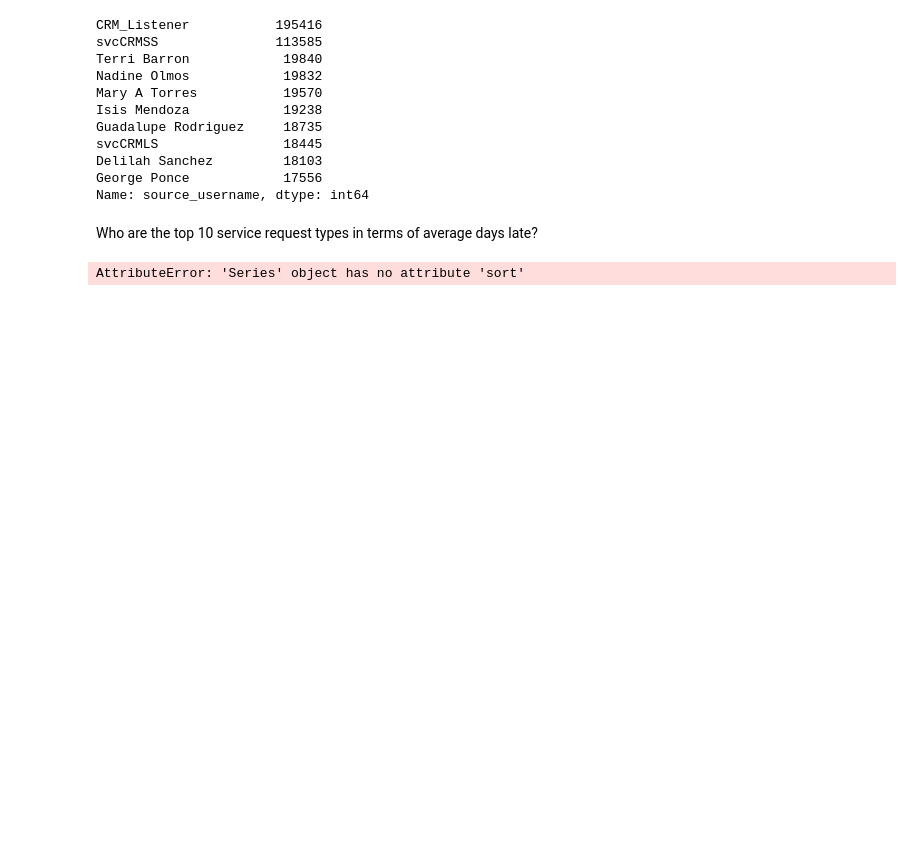
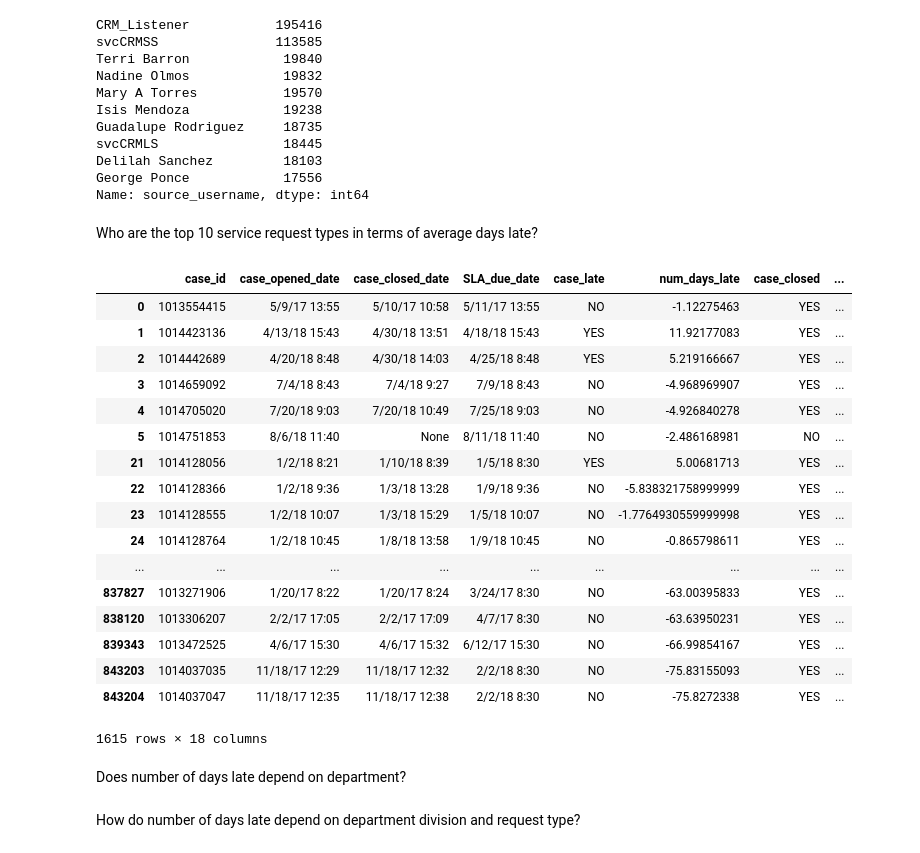
Before and after one commit to ksanmiguel10/ds-methodologies-exercises, a Jupyter notebook: big_data/prepare.ipynb, the cells around one changed output. Cells and saved outputs as stored; diff of their text form; code cells hidden in the pictures; blank space fills up the shorter version.

```diff
--- a/big_data/prepare.ipynb
+++ b/big_data/prepare.ipynb
@@ -452,6 +452,25 @@ Name: source_username, dtype: int64
 # %% [markdown]
 Who are the top 10 service request types in terms of average days late?
 # %%
-joined.service_request_type.sort('num_days_late')
+joined.groupby('service_request_type').head()
 # %% [output]
+|  | case_id | case_opened_date | case_closed_date | SLA_due_date | case_late | num_days_late | case_closed | ... |
+| 0 | 1013554415 | 5/9/17 13:55 | 5/10/17 10:58 | 5/11/17 13:55 | NO | -1.12275463 | YES | ... |
+| 1 | 1014423136 | 4/13/18 15:43 | 4/30/18 13:51 | 4/18/18 15:43 | YES | 11.92177083 | YES | ... |
+| 2 | 1014442689 | 4/20/18 8:48 | 4/30/18 14:03 | 4/25/18 8:48 | YES | 5.219166667 | YES | ... |
+| 3 | 1014659092 | 7/4/18 8:43 | 7/4/18 9:27 | 7/9/18 8:43 | NO | -4.968969907 | YES | ... |
+| 4 | 1014705020 | 7/20/18 9:03 | 7/20/18 10:49 | 7/25/18 9:03 | NO | -4.926840278 | YES | ... |
+| 5 | 1014751853 | 8/6/18 11:40 | None | 8/11/18 11:40 | NO | -2.486168981 | NO | ... |
+| 21 | 1014128056 | 1/2/18 8:21 | 1/10/18 8:39 | 1/5/18 8:30 | YES | 5.00681713 | YES | ... |
+| 22 | 1014128366 | 1/2/18 9:36 | 1/3/18 13:28 | 1/9/18 9:36 | NO | -5.838321758999999 | YES | ... |
+| 23 | 1014128555 | 1/2/18 10:07 | 1/3/18 15:29 | 1/5/18 10:07 | NO | -1.7764930559999998 | YES | ... |
+| 24 | 1014128764 | 1/2/18 10:45 | 1/8/18 13:58 | 1/9/18 10:45 | NO | -0.865798611 | YES | ... |
+| ... | ... | ... | ... | ... | ... | ... | ... | ... |
+| 837827 | 1013271906 | 1/20/17 8:22 | 1/20/17 8:24 | 3/24/17 8:30 | NO | -63.00395833 | YES | ... |
+| 838120 | 1013306207 | 2/2/17 17:05 | 2/2/17 17:09 | 4/7/17 8:30 | NO | -63.63950231 | YES | ... |
+| 839343 | 1013472525 | 4/6/17 15:30 | 4/6/17 15:32 | 6/12/17 15:30 | NO | -66.99854167 | YES | ... |
+| 843203 | 1014037035 | 11/18/17 12:29 | 11/18/17 12:32 | 2/2/18 8:30 | NO | -75.83155093 | YES | ... |
+| 843204 | 1014037047 | 11/18/17 12:35 | 11/18/17 12:38 | 2/2/18 8:30 | NO | -75.8272338 | YES | ... |
-AttributeError: 'Series' object has no attribute 'sort'
+1615 rows × 18 columns
+# %% [markdown]
+Does number of days late depend on department?
@@ -457,0 +479,2 @@ AttributeError: 'Series' object has no attribute 'sort'
+# %% [markdown]
+How do number of days late depend on department division and request type?
```
Also changed, not shown: parts of 2 cells of this notebook.
